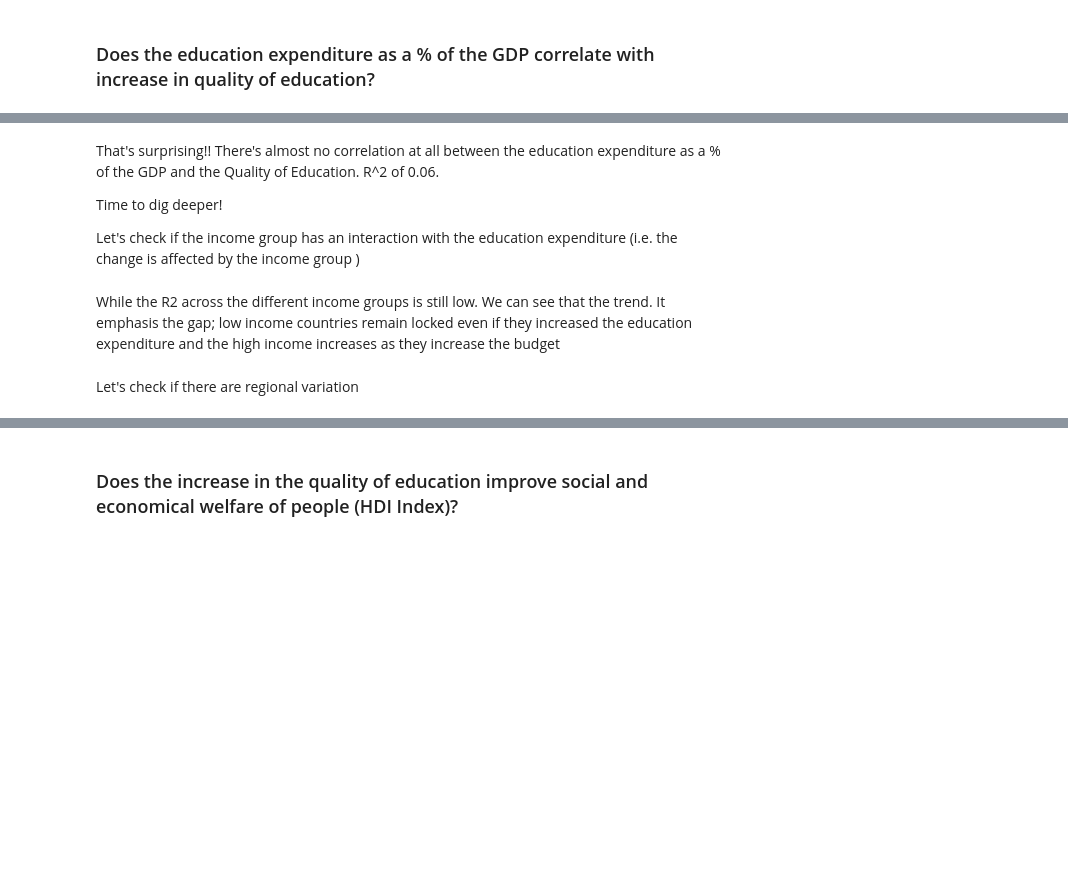
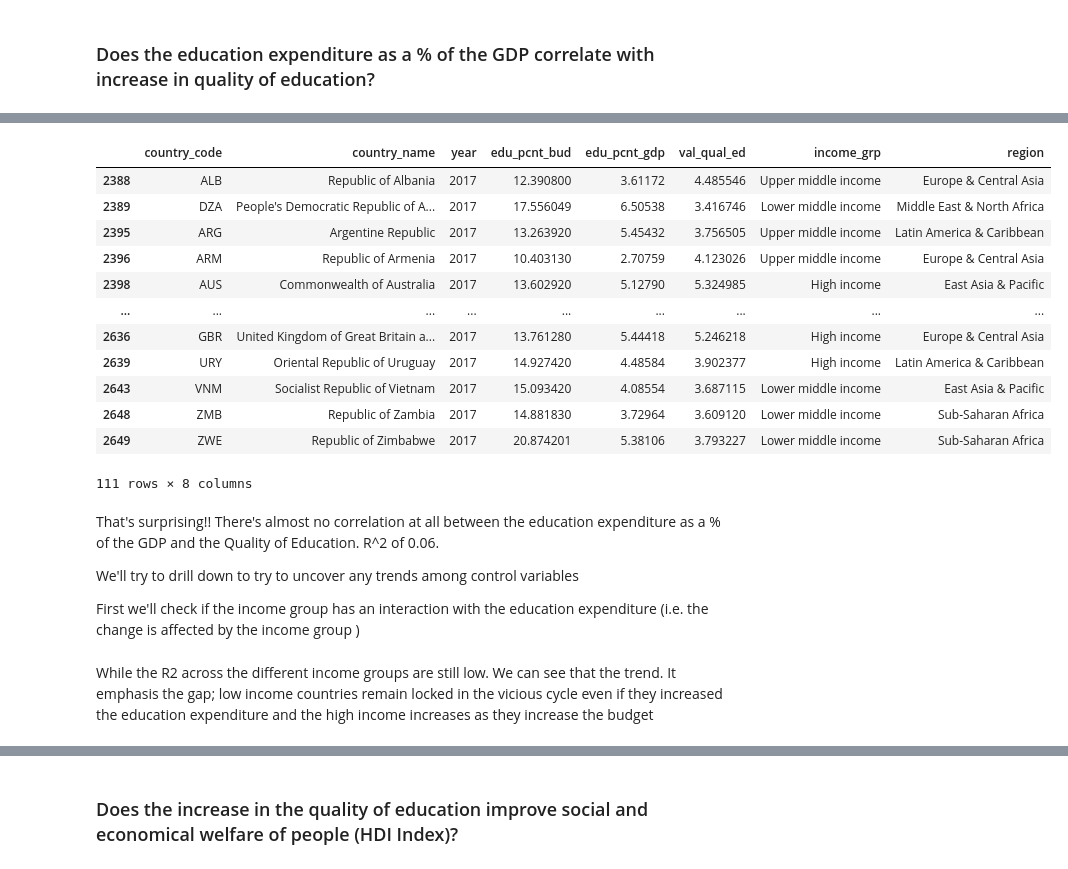
Before and after one commit to IShaalan/BAIT580A---Project-Repo, a Jupyter notebook: analysis.ipynb, the cells around one changed output, grey strips where cells are left out. Cells and saved outputs as stored; diff of their text form; code cells hidden in the pictures; blank space fills up the shorter version.

Commit message:
Final Report Uploading

```diff
--- a/analysis.ipynb
+++ b/analysis.ipynb
@@ -182,4 +190,22 @@ Let's first see in our year of interest (i.e. 2017) Whether there was any relati
-# %%
-#Subsetting data to get observations of 2017
-df_gdp_qual_2017 = df_gdp_qual[df_gdp_qual['year'] == 2017]
+# %%
+# We are dropping NAs because many of them are regions not really countries. #Most countries with incomplete data didn't report their information for many years
+# (Ex. USA didn't report the education exp % of the budget ever).. imputing them will be totally inaccurate and might cause more harm than benefit
+# We will facet by income group and regions to make sure that we are not missing any important information with ignoring the missing data.
+df_gdp_qual_2017 = df_gdp_qual_2017.dropna()
+
+df_gdp_qual_2017
+# %% [output]
+|  | country_code | country_name | year | edu_pcnt_bud | edu_pcnt_gdp | val_qual_ed | income_grp | region |
+| 2388 | ALB | Republic of Albania | 2017 | 12.390800 | 3.61172 | 4.485546 | Upper middle income | Europe & Central Asia |
+| 2389 | DZA | People's Democratic Republic of A... | 2017 | 17.556049 | 6.50538 | 3.416746 | Lower middle income | Middle East & North Africa |
+| 2395 | ARG | Argentine Republic | 2017 | 13.263920 | 5.45432 | 3.756505 | Upper middle income | Latin America & Caribbean |
+| 2396 | ARM | Republic of Armenia | 2017 | 10.403130 | 2.70759 | 4.123026 | Upper middle income | Europe & Central Asia |
+| 2398 | AUS | Commonwealth of Australia | 2017 | 13.602920 | 5.12790 | 5.324985 | High income | East Asia & Pacific |
+| ... | ... | ... | ... | ... | ... | ... | ... | ... |
+| 2636 | GBR | United Kingdom of Great Britain a... | 2017 | 13.761280 | 5.44418 | 5.246218 | High income | Europe & Central Asia |
+| 2639 | URY | Oriental Republic of Uruguay | 2017 | 14.927420 | 4.48584 | 3.902377 | High income | Latin America & Caribbean |
+| 2643 | VNM | Socialist Republic of Vietnam | 2017 | 15.093420 | 4.08554 | 3.687115 | Lower middle income | East Asia & Pacific |
+| 2648 | ZMB | Republic of Zambia | 2017 | 14.881830 | 3.72964 | 3.609120 | Lower middle income | Sub-Saharan Africa |
+| 2649 | ZWE | Republic of Zimbabwe | 2017 | 20.874201 | 5.38106 | 3.793227 | Lower middle income | Sub-Saharan Africa |
+111 rows × 8 columns
 # %%
@@ -199,8 +226,8 @@ fig.show()
 # %% [markdown]
 That's surprising!! There's almost no correlation at all between the education expenditure as a % of the GDP and the Quality of Education. R^2 of 0.06.
 
-Time to dig deeper!
+We'll try to drill down to try to uncover any trends among control variables
 
-Let's check if the income group has an interaction with the education expenditure (i.e. the change is affected by the income group )
+First we'll check if the income group has an interaction with the education expenditure (i.e. the change is affected by the income group )
 # %%
 fig = px.scatter(data_frame=df_gdp_qual_2017,x='edu_pcnt_gdp',y='val_qual_ed',facet_col='income_grp',hover_name='country_name',color='val_qual_ed', trendline='ols',
@@ -222,6 +249,4 @@ fig.for_each_xaxis(lambda x: x.update(title = 'Percentage of the GDP'))
 
 fig.show()
 # %% [markdown]
-While the R2 across the different income groups is still low. We can see that the trend. It emphasis the gap; low income countries remain locked even if they increased the education expenditure and the high income increases as they increase the budget
+While the R2 across the different income groups are still low. We can see that the trend. It emphasis the gap; low income countries remain locked in the vicious cycle even if they increased the education expenditure and the high income increases as they increase the budget
-# %% [markdown]
-Let's check if there are regional variation
```
Also changed, not shown: parts of 35 cells of this notebook, 1 other file.
